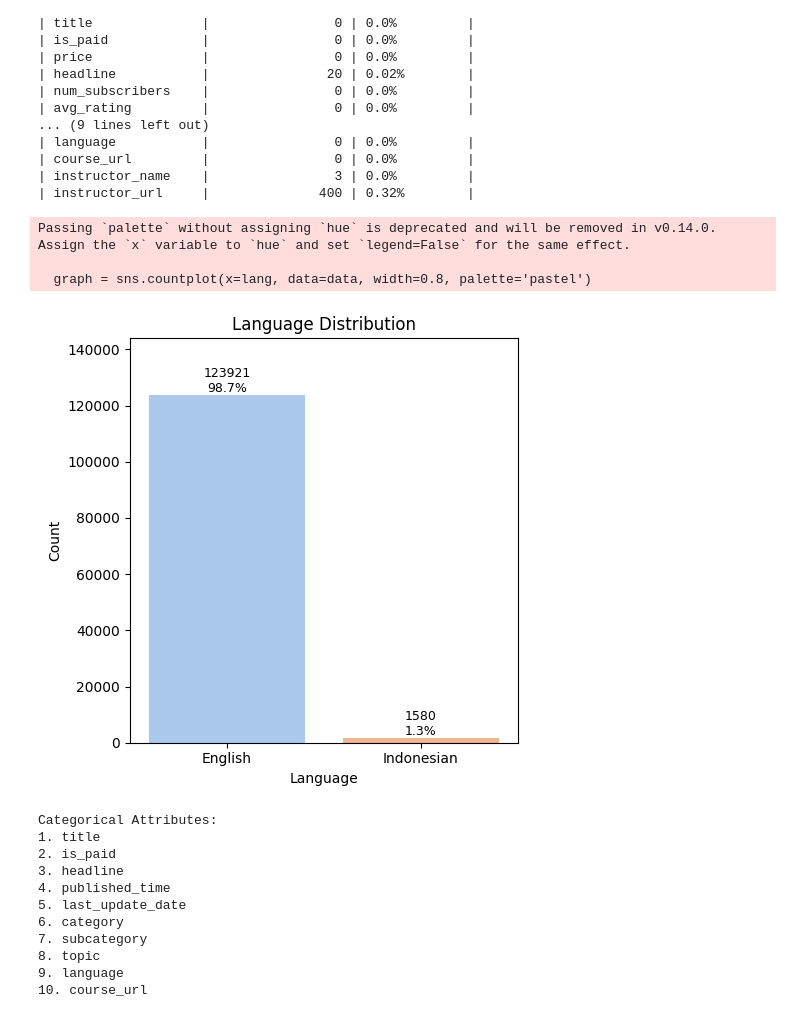
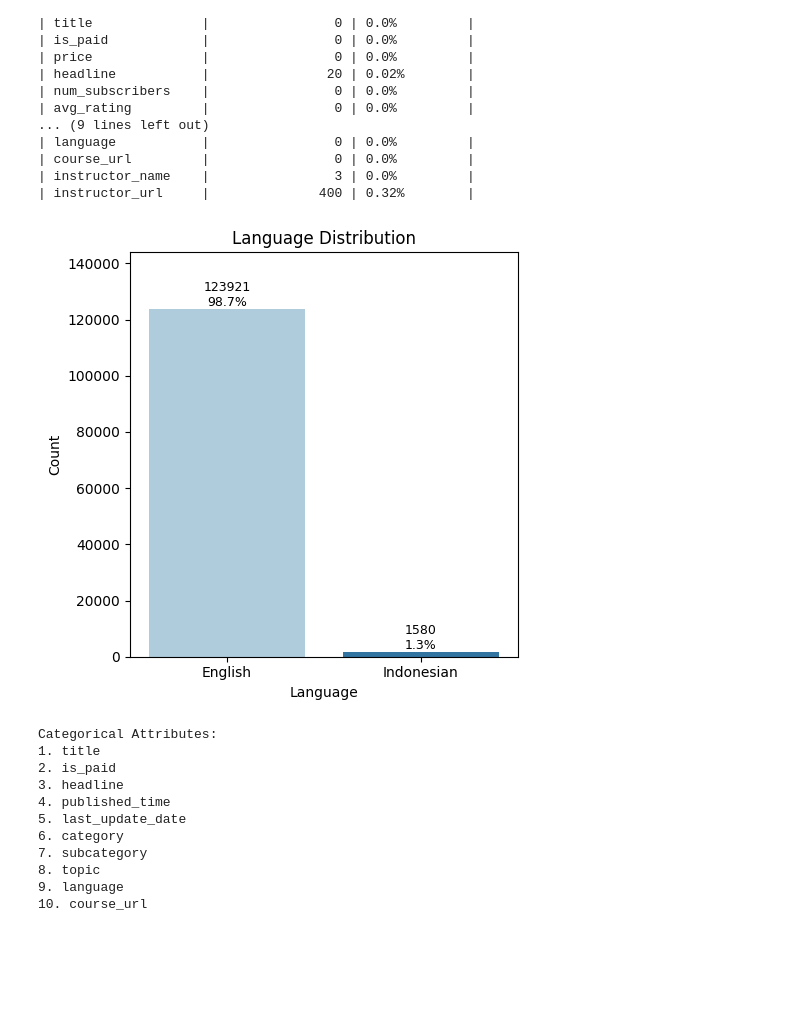
Before and after one commit to MuhammadRhakan/final-project, a Jupyter notebook: Course_Recommendation.ipynb, the cells around one changed output. Drawn from its saved outputs; the diff is of its cells as text; code cells hidden in the pictures; blank space fills up the shorter version.

```diff
--- a/Course_Recommendation.ipynb
+++ b/Course_Recommendation.ipynb
@@ -168,31 +165,28 @@ missing_values_check(course_no_duplicate)
 # %%
 #check language distribution
 def language_distribution(data, lang):
   plt.figure(figsize=(5,5))
-  graph = sns.countplot(x=lang, data=data, width=0.8, palette='pastel')
+  graph = sns.countplot(x=lang, data=data, width=0.8, palette='Paired', hue=lang, legend=False)
 
   for bar in graph.patches:
       count = int(bar.get_height())
       percentage = (count / len(data)) * 100
       label = f"{count}\n{percentage:.1f}%"
       graph.annotate(label,
                       (bar.get_x() + bar.get_width() / 2, bar.get_height()),
                       ha='center', va='bottom', fontsize=9)
 
   plt.title('Language Distribution')
   plt.xlabel('Language')
   plt.ylabel('Count')
   plt.ylim(0, max(data[lang].value_counts()) + 20000)
 
   plt.tight_layout()
   plt.show()
 
 language_distribution(course_no_duplicate, 'language')
 # %% [output]
-Passing `palette` without assigning `hue` is deprecated and will be removed in v0.14.0. Assign the `x` variable to `hue` and set `legend=False` for the same effect.
-
-  graph = sns.countplot(x=lang, data=data, width=0.8, palette='pastel')
-[figure, old version]
+[figure, new version]
 # %%
  #define categorical and numerical attributes
  def attributes(data):
```
Also changed, not shown: parts of 9 cells of this notebook.
